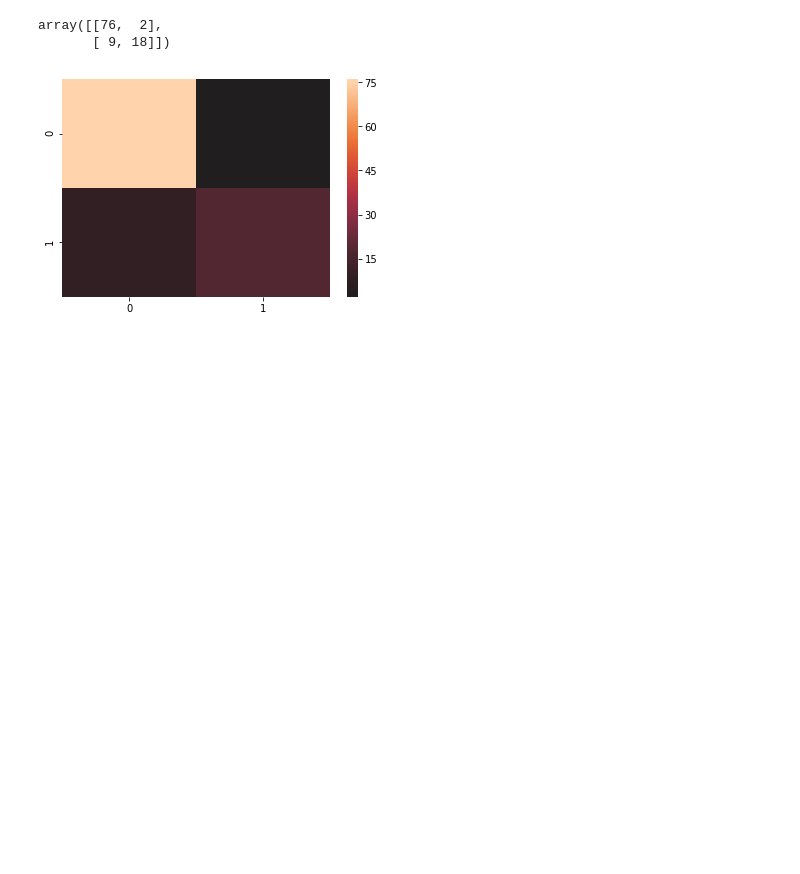
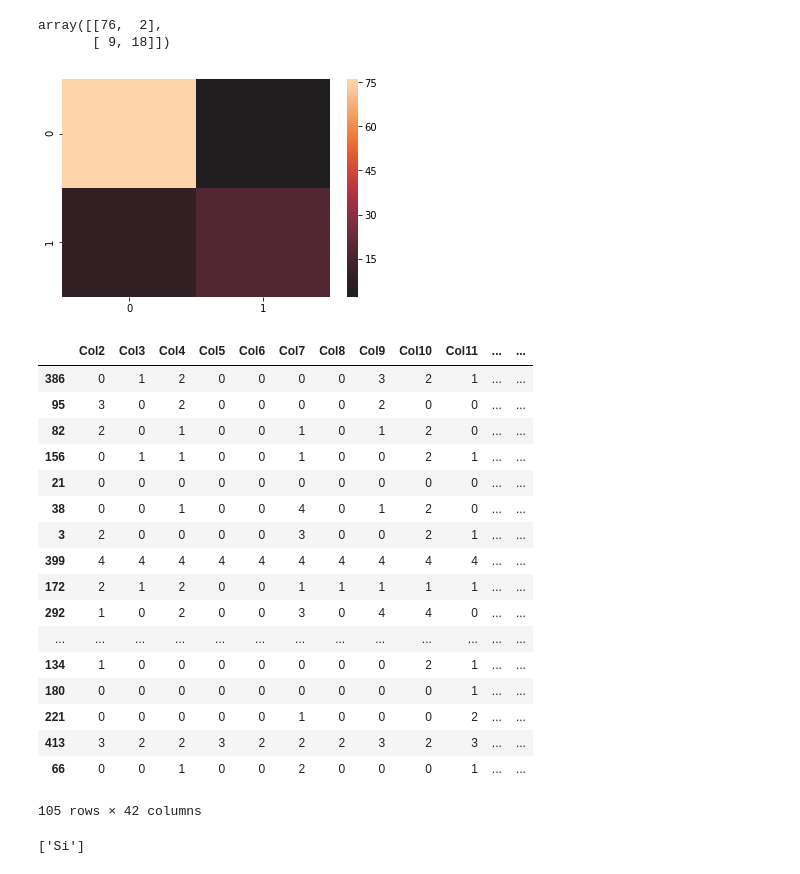
Before and after one commit to percysoft/perceptron_multicapa_JUPYTER, a Jupyter notebook: tesis_final.ipynb, the cells around one changed output. Saved outputs shown, nothing was run; the diff lists cells and outputs as text; code cells hidden in the pictures; blank space fills up the shorter version.

```diff
--- a/tesis_final.ipynb
+++ b/tesis_final.ipynb
@@ -101,3 +135,31 @@ sns.heatmap(cm, center=True)
 plt.show()
 # %% [output]
 [figure]
+# %%
+x_test
+# %% [output]
+|  | Col2 | Col3 | Col4 | Col5 | Col6 | Col7 | Col8 | Col9 | Col10 | Col11 | ... | ... |
+| 386 | 0 | 1 | 2 | 0 | 0 | 0 | 0 | 3 | 2 | 1 | ... | ... |
+| 95 | 3 | 0 | 2 | 0 | 0 | 0 | 0 | 2 | 0 | 0 | ... | ... |
+| 82 | 2 | 0 | 1 | 0 | 0 | 1 | 0 | 1 | 2 | 0 | ... | ... |
+| 156 | 0 | 1 | 1 | 0 | 0 | 1 | 0 | 0 | 2 | 1 | ... | ... |
+| 21 | 0 | 0 | 0 | 0 | 0 | 0 | 0 | 0 | 0 | 0 | ... | ... |
+| 38 | 0 | 0 | 1 | 0 | 0 | 4 | 0 | 1 | 2 | 0 | ... | ... |
+| 3 | 2 | 0 | 0 | 0 | 0 | 3 | 0 | 0 | 2 | 1 | ... | ... |
+| 399 | 4 | 4 | 4 | 4 | 4 | 4 | 4 | 4 | 4 | 4 | ... | ... |
+| 172 | 2 | 1 | 2 | 0 | 0 | 1 | 1 | 1 | 1 | 1 | ... | ... |
+| 292 | 1 | 0 | 2 | 0 | 0 | 3 | 0 | 4 | 4 | 0 | ... | ... |
+| ... | ... | ... | ... | ... | ... | ... | ... | ... | ... | ... | ... | ... |
+| 134 | 1 | 0 | 0 | 0 | 0 | 0 | 0 | 0 | 2 | 1 | ... | ... |
+| 180 | 0 | 0 | 0 | 0 | 0 | 0 | 0 | 0 | 0 | 1 | ... | ... |
+| 221 | 0 | 0 | 0 | 0 | 0 | 1 | 0 | 0 | 0 | 2 | ... | ... |
+| 413 | 3 | 2 | 2 | 3 | 2 | 2 | 2 | 3 | 2 | 3 | ... | ... |
+| 66 | 0 | 0 | 1 | 0 | 0 | 2 | 0 | 0 | 0 | 1 | ... | ... |
+105 rows × 42 columns
+# %%
+x_question = pd.read_csv('../anaconda_projects/x_question.csv')
+
+y_cuestion = ['Si']
+y_cuestion
+# %% [output]
+['Si']
```
Also changed, not shown: parts of 5 cells of this notebook, 8 other files.
